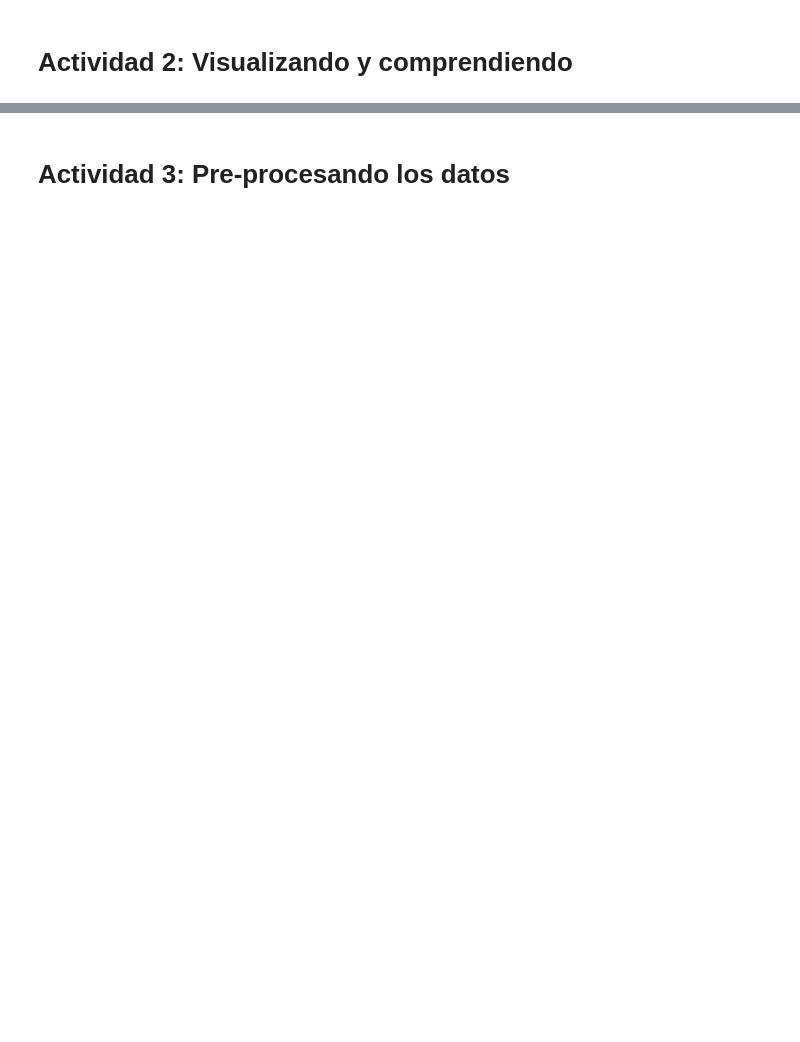
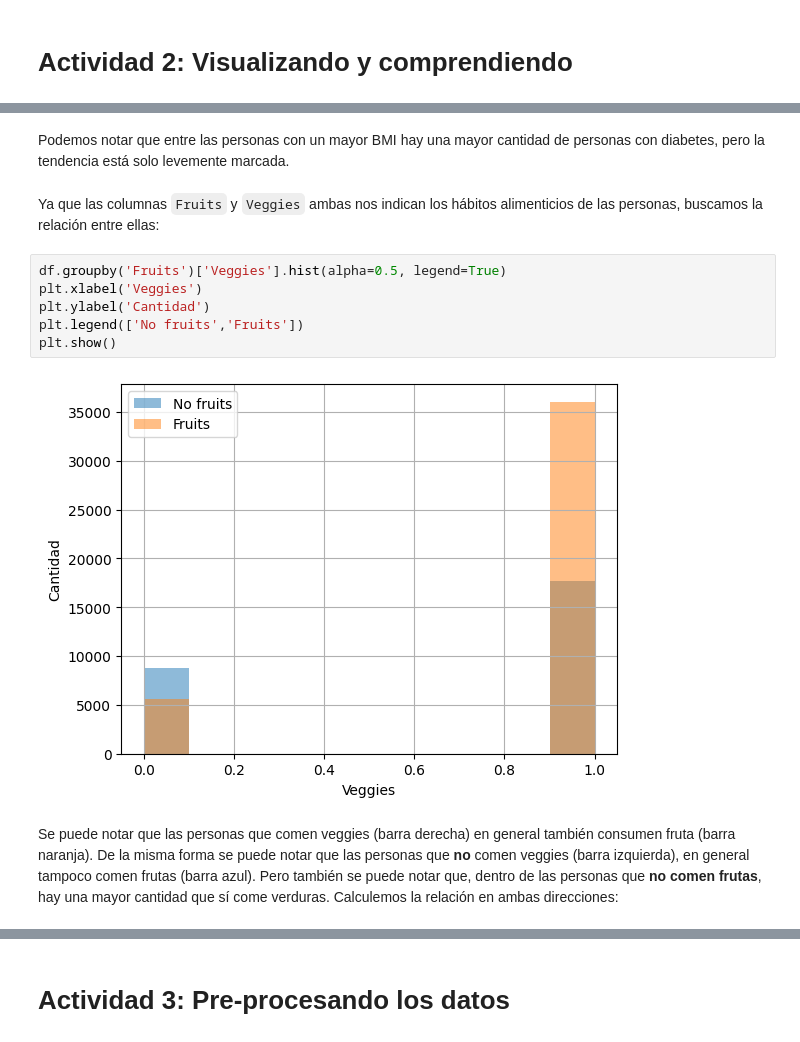
Before and after one commit to blanca-romero/tarea-3-ia, a Jupyter notebook: 01 - Árboles de Decisión/DCClinica.ipynb, the cells around one changed output, grey strips where cells are left out. Drawn from its saved outputs; the diff is of its cells as text; blank space fills up the shorter version.

```diff
--- a/01 - Árboles de Decisión/DCClinica.ipynb
+++ b/01 - Árboles de Decisión/DCClinica.ipynb
@@ -16,0 +134,14 @@ Recuerda usar variables descriptivas durante toda la tarea
+# %% [markdown]
+Podemos notar que entre las personas con un mayor BMI hay una mayor cantidad de personas con diabetes, pero la tendencia está solo levemente marcada.
+# %% [markdown]
+Ya que las columnas ``Fruits`` y ``Veggies`` ambas nos indican los hábitos alimenticios de las personas, buscamos la relación entre ellas:
+# %%
+df.groupby('Fruits')['Veggies'].hist(alpha=0.5, legend=True)
+plt.xlabel('Veggies')
+plt.ylabel('Cantidad')
+plt.legend(['No fruits','Fruits'])
+plt.show()
+# %% [output]
+[figure, added]
+# %% [markdown]
+Se puede notar que las personas que comen veggies (barra derecha) en general también consumen fruta (barra naranja). De la misma forma se puede notar que las personas que **no** comen veggies (barra izquierda), en general tampoco comen frutas (barra azul). Pero también se puede notar que, dentro de las personas que **no comen frutas**, hay una mayor cantidad que sí come verduras. Calculemos la relación en ambas direcciones:
```
Also changed, not shown: parts of 37 cells of this notebook, 3 other files.
